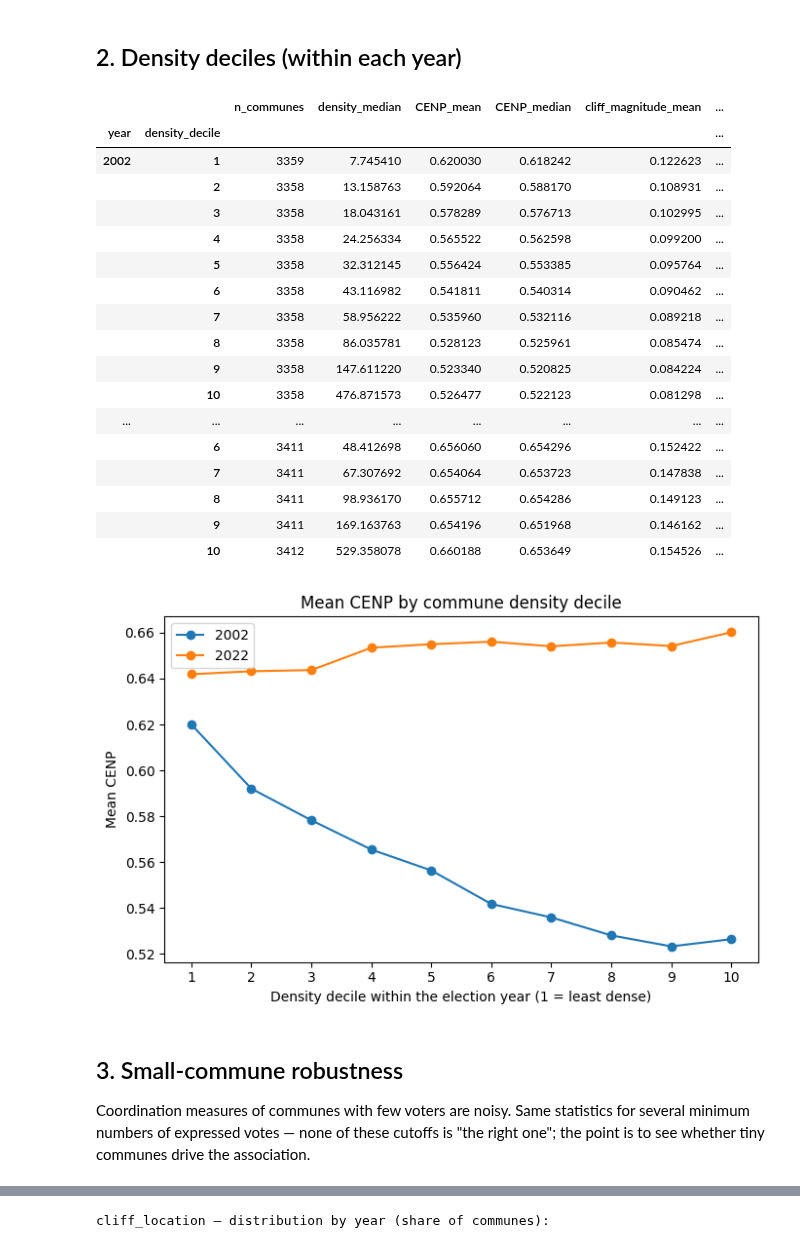
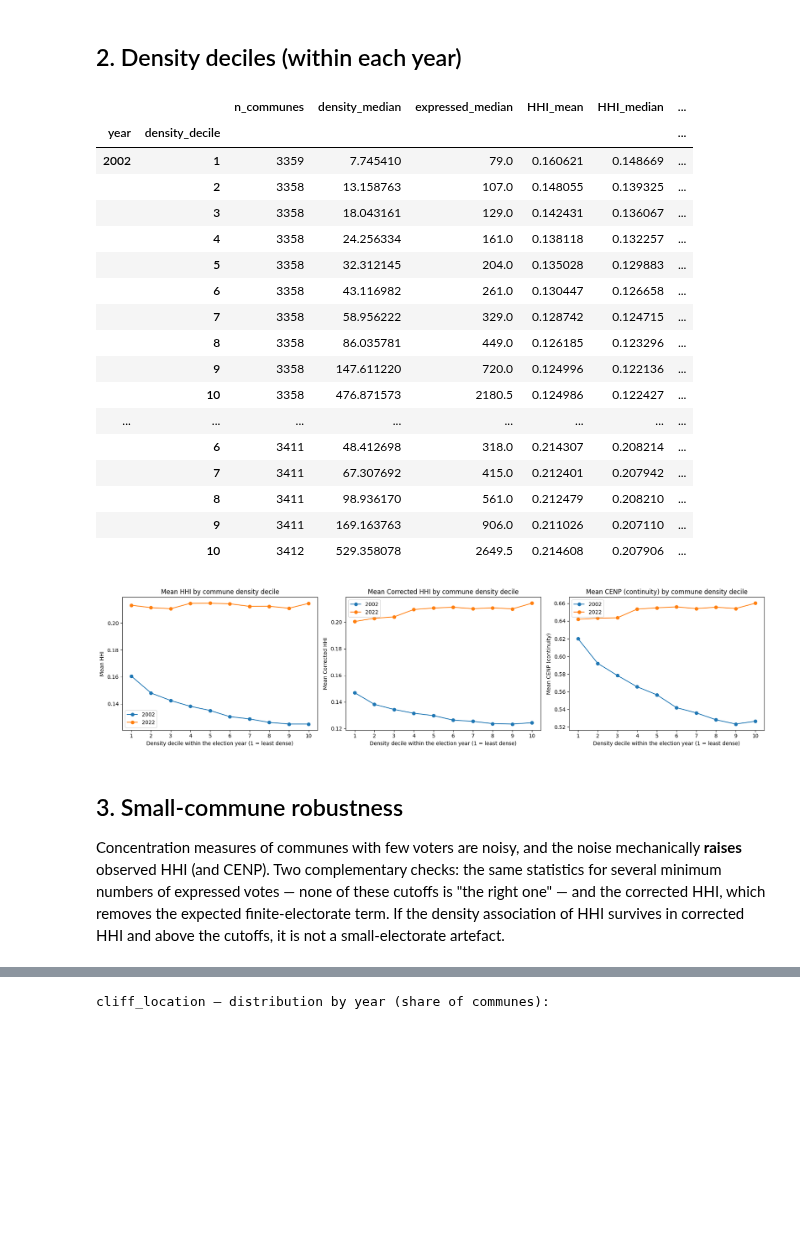
Before and after one commit to clarasalas/strategic-voting-geo-2RS, a Jupyter notebook: notebooks/analysis_communes.ipynb, the cells around one changed output, grey strips where cells are left out. Drawn from its saved outputs; the diff is of its cells as text; code cells hidden in the pictures; blank space fills up the shorter version.

```diff
--- a/notebooks/analysis_communes.ipynb
+++ b/notebooks/analysis_communes.ipynb
@@ -17,14 +28,18 @@ import numpy as np
 import pandas as pd
 import statsmodels.formula.api as smf
 
-from svgeo.analysis import association_stats, commune_scatter, pooled_interaction, show_plot
+from svgeo.analysis import association_stats, commune_scatter, fe_stats, pooled_interaction, show_plot
 from svgeo.config import COMMUNE_DENSITY, YEARS
 from svgeo.utils import read_csv
 
 pd.set_option("display.max_columns", 60)
 pd.set_option("display.width", 200)
 
+OUTCOMES = {"HHI": "HHI", "HHI_corrected": "Corrected HHI", "CENP": "CENP (continuity)"}
+
 merged = read_csv(COMMUNE_DENSITY)
 main = merged[merged["main_sample"]].copy()
-merged.groupby("year").agg(all=("commune_code", "size"), main_sample=("main_sample", "sum"))
+counts = merged.groupby("year").agg(all=("commune_code", "size"), main_sample=("main_sample", "sum"))
+counts["main_sample_without_HHI_corrected"] = main["HHI_corrected"].isna().groupby(main["year"]).sum()  # n <= 1
+counts
 # %% [output]
@@ -37,7 +54,9 @@ merged.groupby("year").agg(all=("commune_code", "size"), main_sample=("main_samp
 # %%
 for year in YEARS:
     sub = main[main["year"] == year]
-    fig, ax = plt.subplots(figsize=(7, 5))
-    commune_scatter(sub, "CENP", ax, f"{year}: CENP vs log population density (communes, n = {len(sub)})", "CENP")
+    fig, axes = plt.subplots(1, len(OUTCOMES), figsize=(18, 5))
+    for ax, (y, label) in zip(axes, OUTCOMES.items()):
+        d = sub.dropna(subset=[y])
+        commune_scatter(d, y, ax, f"{year}: {label} vs log density (n = {len(d)})", label)
     show_plot(fig)
 # %% [output]
@@ -115,46 +137,52 @@ pd.DataFrame({
 main["density_decile"] = main.groupby("year")["density"].transform(lambda s: pd.qcut(s, 10, labels=False) + 1)
 by_decile = main.groupby(["year", "density_decile"]).agg(
     n_communes=("commune_code", "size"), density_median=("density", "median"),
+    expressed_median=("expressed", "median"),
+    HHI_mean=("HHI", "mean"), HHI_median=("HHI", "median"),
+    HHI_corrected_mean=("HHI_corrected", "mean"), HHI_corrected_median=("HHI_corrected", "median"),
     CENP_mean=("CENP", "mean"), CENP_median=("CENP", "median"),
     cliff_magnitude_mean=("cliff_magnitude", "mean"), cliff_ratio_mean=("cliff_ratio", "mean"),
 )
 by_decile
 # %% [output]
-|  |  | n_communes | density_median | CENP_mean | CENP_median | cliff_magnitude_mean | ... |
+|  |  | n_communes | density_median | expressed_median | HHI_mean | HHI_median | ... |
 | year | density_decile |  |  |  |  |  | ... |
-| 2002 | 1 | 3359 | 7.745410 | 0.620030 | 0.618242 | 0.122623 | ... |
-|  | 2 | 3358 | 13.158763 | 0.592064 | 0.588170 | 0.108931 | ... |
-|  | 3 | 3358 | 18.043161 | 0.578289 | 0.576713 | 0.102995 | ... |
-|  | 4 | 3358 | 24.256334 | 0.565522 | 0.562598 | 0.099200 | ... |
-|  | 5 | 3358 | 32.312145 | 0.556424 | 0.553385 | 0.095764 | ... |
-|  | 6 | 3358 | 43.116982 | 0.541811 | 0.540314 | 0.090462 | ... |
-|  | 7 | 3358 | 58.956222 | 0.535960 | 0.532116 | 0.089218 | ... |
-|  | 8 | 3358 | 86.035781 | 0.528123 | 0.525961 | 0.085474 | ... |
-|  | 9 | 3358 | 147.611220 | 0.523340 | 0.520825 | 0.084224 | ... |
-|  | 10 | 3358 | 476.871573 | 0.526477 | 0.522123 | 0.081298 | ... |
+| 2002 | 1 | 3359 | 7.745410 | 79.0 | 0.160621 | 0.148669 | ... |
+|  | 2 | 3358 | 13.158763 | 107.0 | 0.148055 | 0.139325 | ... |
+|  | 3 | 3358 | 18.043161 | 129.0 | 0.142431 | 0.136067 | ... |
+|  | 4 | 3358 | 24.256334 | 161.0 | 0.138118 | 0.132257 | ... |
+|  | 5 | 3358 | 32.312145 | 204.0 | 0.135028 | 0.129883 | ... |
+|  | 6 | 3358 | 43.116982 | 261.0 | 0.130447 | 0.126658 | ... |
+|  | 7 | 3358 | 58.956222 | 329.0 | 0.128742 | 0.124715 | ... |
+|  | 8 | 3358 | 86.035781 | 449.0 | 0.126185 | 0.123296 | ... |
+|  | 9 | 3358 | 147.611220 | 720.0 | 0.124996 | 0.122136 | ... |
+|  | 10 | 3358 | 476.871573 | 2180.5 | 0.124986 | 0.122427 | ... |
 | ... | ... | ... | ... | ... | ... | ... | ... |
-|  | 6 | 3411 | 48.412698 | 0.656060 | 0.654296 | 0.152422 | ... |
-|  | 7 | 3411 | 67.307692 | 0.654064 | 0.653723 | 0.147838 | ... |
-|  | 8 | 3411 | 98.936170 | 0.655712 | 0.654286 | 0.149123 | ... |
-|  | 9 | 3411 | 169.163763 | 0.654196 | 0.651968 | 0.146162 | ... |
-|  | 10 | 3412 | 529.358078 | 0.660188 | 0.653649 | 0.154526 | ... |
+|  | 6 | 3411 | 48.412698 | 318.0 | 0.214307 | 0.208214 | ... |
+|  | 7 | 3411 | 67.307692 | 415.0 | 0.212401 | 0.207942 | ... |
+|  | 8 | 3411 | 98.936170 | 561.0 | 0.212479 | 0.208210 | ... |
+|  | 9 | 3411 | 169.163763 | 906.0 | 0.211026 | 0.207110 | ... |
+|  | 10 | 3412 | 529.358078 | 2649.5 | 0.214608 | 0.207906 | ... |
 # %%
-fig, ax = plt.subplots(figsize=(7, 4.5))
-for year in YEARS:
-    ax.plot(by_decile.loc[year].index, by_decile.loc[year]["CENP_mean"], "o-", label=str(year))
-ax.set_xticks(range(1, 11))
-ax.set_xlabel("Density decile within the election year (1 = least dense)")
-ax.set_ylabel("Mean CENP")
-ax.set_title("Mean CENP by commune density decile")
-ax.legend()
+fig, axes = plt.subplots(1, len(OUTCOMES), figsize=(18, 4.5))
+for ax, (y, label) in zip(axes, OUTCOMES.items()):
+    for year in YEARS:
+        ax.plot(by_decile.loc[year].index, by_decile.loc[year][f"{y}_mean"], "o-", label=str(year))
+    ax.set_xticks(range(1, 11))
+    ax.set_xlabel("Density decile within the election year (1 = least dense)")
+    ax.set_ylabel(f"Mean {label}")
+    ax.set_title(f"Mean {label} by commune density decile")
+    ax.legend()
 show_plot(fig)
 # %% [output]
-[figure, old version]
+[figure, new version]
 # %% [markdown]
 ## 3. Small-commune robustness
 
-Coordination measures of communes with few voters are noisy. Same statistics for several minimum numbers of expressed
-votes — none of these cutoffs is "the right one"; the point is to see whether tiny communes drive the association.
+Concentration measures of communes with few voters are noisy, and the noise mechanically **raises** observed HHI (and
+CENP). Two complementary checks: the same statistics for several minimum numbers of expressed votes — none of these
+cutoffs is "the right one" — and the corrected HHI, which removes the expected finite-electorate term. If the
+density association of HHI survives in corrected HHI and above the cutoffs, it is not a small-electorate artefact.
 # %%
 CUTOFFS = [0, 100, 500, 1000]
 rows = []
```
Also changed, not shown: parts of 15 cells of this notebook, 21 other files.
